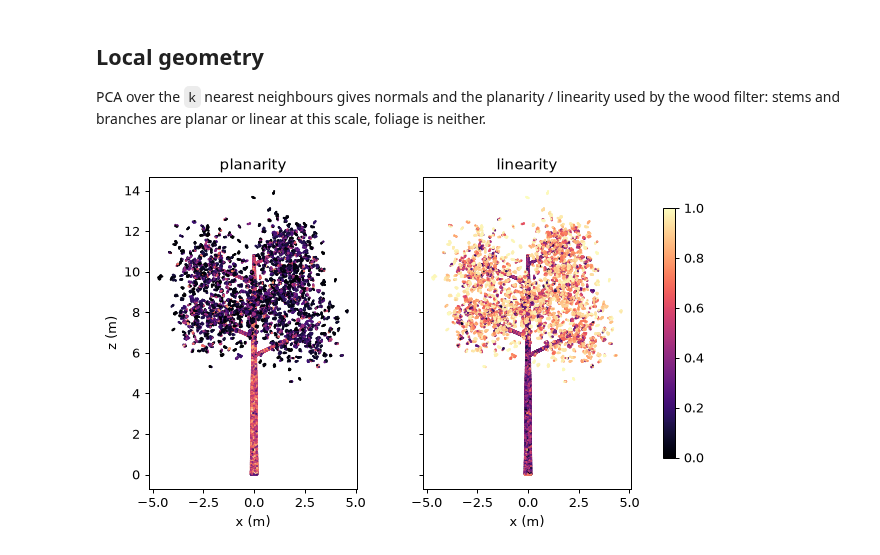
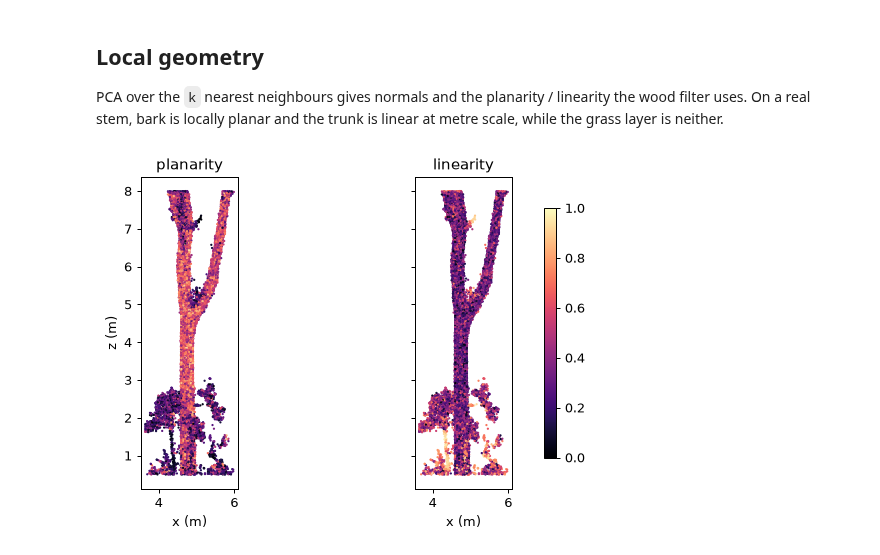
Before and after one commit to UQ-EORC/Sylva, a Jupyter notebook: docs/examples/02_filtering.ipynb, the cells around one changed output. Cells and saved outputs as stored; diff of their text form; code cells hidden in the pictures.

```diff
--- a/docs/examples/02_filtering.ipynb
+++ b/docs/examples/02_filtering.ipynb
@@ -33,10 +44,11 @@ min distance 5 cm          67,105 of 314,795
 # %%
-box = filters.crop_box(cloud, (0, 0, -1), (10, 10, 30))
-cyl = filters.crop_cylinder(cloud, (8.0, 15.0), radius=3.0)
-near = filters.range_filter(cloud, origin=(10, 10, 1.5), max_range=6.0)
-fig, ax = plt.subplots(1, 3, figsize=(11, 3.6), sharex=True, sharey=True)
-for a, (name, c) in zip(ax, {"crop_box": box, "crop_cylinder": cyl, "range_filter": near}.items()):
-    a.scatter(cloud.x[::20], cloud.y[::20], s=0.2, c="0.8")
-    a.scatter(c.x[::5], c.y[::5], s=0.3, c="C2")
-    a.set(title=name, aspect="equal")
+box = filters.crop_box(cloud, (0, 0, 2.0), (20, 20, None))          # everything above 2 m
+plot = filters.crop_cylinder(cloud, (10.0, 10.0), radius=5.0)       # a 5 m radius subplot
+shell = filters.range_filter(cloud, origin=(10, 10, 1.0), min_range=4.0, max_range=8.0)
+fig, ax = plt.subplots(1, 3, figsize=(12, 3.8), sharex=True, sharey=True)
+for a, (name, c) in zip(ax, {"crop_box (z > 2 m)": box, "crop_cylinder (r = 5 m)": plot,
+                             "range_filter (4-8 m)": shell}.items()):
+    a.scatter(cloud.x[::20], cloud.y[::20], s=0.2, c="0.85")
+    a.scatter(c.x[::8], c.y[::8], s=0.2, c="C2")
+    a.set(title=f"{name}\n{len(c):,} points", aspect="equal")
 # %% [output]
@@ -48,11 +55,0 @@ Add 500 stray points and remove them again. Statistical removal compares each po
-# %%
-rng = np.random.default_rng(1)
-lo, hi = cloud.bounds
-noise = rng.uniform(lo, hi + [0, 0, 5], (500, 3))
-noisy = sylva.PointCloud(np.vstack([cloud.xyz, noise]))
-is_noise = np.arange(len(noisy)) >= len(cloud)
-
-sor = filters.statistical_outlier_removal(noisy, k=8, std_ratio=2.0, return_mask=True)
-ror = filters.radius_outlier_removal(noisy, radius=0.25, min_neighbors=4, return_mask=True)
-for name, keep in (("statistical", sor), ("radius", ror)):
-    print(f"{name:12s} removed {np.sum(~keep & is_noise)} of 500 stray points and {np.sum(~keep & ~is_noise)} real ones")
@@ -61,0 +68,8 @@ radius       removed 481 of 500 stray points and 503 real ones
+# %%
+thinned = filters.voxel_downsample(cloud, 0.05)
+sor = filters.statistical_outlier_removal(thinned, k=8, std_ratio=2.0, return_mask=True)
+ror = filters.radius_outlier_removal(thinned, radius=0.25, min_neighbors=4, return_mask=True)
+for name, keep in (("statistical (k=8, 2 sd)", sor), ("radius (0.25 m, 4)", ror)):
+    drop = ~keep
+    print(f"{name:24s} drops {drop.sum():>6,} ({drop.mean():.2%}); "
+          f"median height of dropped points {np.median(thinned.z[drop]):5.1f} m vs {np.median(thinned.z):.1f} m overall")
@@ -62,15 +89,17 @@ radius       removed 481 of 500 stray points and 503 real ones
 # %% [markdown]
 ## Local geometry
 
-PCA over the `k` nearest neighbours gives normals and the planarity / linearity used by the wood filter: stems and branches are planar or linear at this scale, foliage is neither.
+PCA over the `k` nearest neighbours gives normals and the planarity / linearity
+the wood filter uses. On a real stem, bark is locally planar and the trunk
+is linear at metre scale, while the grass layer is neither.
 # %%
-t = synthetic.tree(seed=3)
-planarity, linearity = filters.planarity_linearity(t, k=20)
+stem = filters.crop_cylinder(cloud, (4.8, 7.5), radius=1.2, zmin=0.5, zmax=8.0)
+planarity, linearity = filters.planarity_linearity(stem, k=20)
 fig, ax = plt.subplots(1, 2, figsize=(9, 4.5), sharey=True)
 for a, v, name in ((ax[0], planarity, "planarity"), (ax[1], linearity, "linearity")):
-    s = a.scatter(t.x, t.z, c=v, s=0.4, cmap="magma", vmin=0, vmax=1)
+    sc = a.scatter(stem.x, stem.z, c=v, s=0.6, cmap="magma", vmin=0, vmax=1)
     a.set(title=name, xlabel="x (m)", aspect="equal")
 ax[0].set_ylabel("z (m)")
-fig.colorbar(s, ax=ax, shrink=0.8);
+fig.colorbar(sc, ax=ax, shrink=0.8);
 # %% [output]
-[figure, old version]
+[figure, new version]
```
Also changed, not shown: parts of 16 cells of this notebook, 14 other files.
